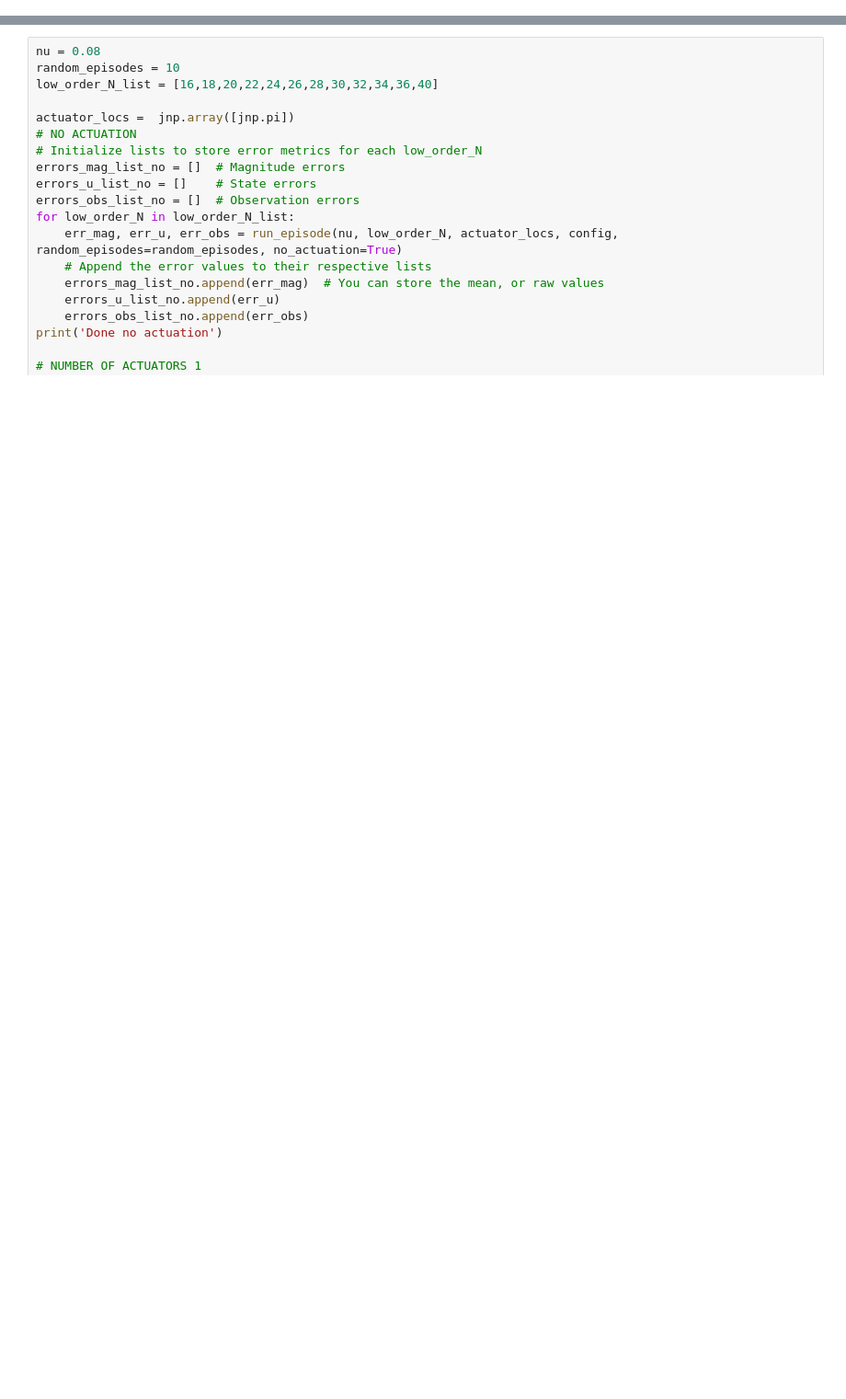
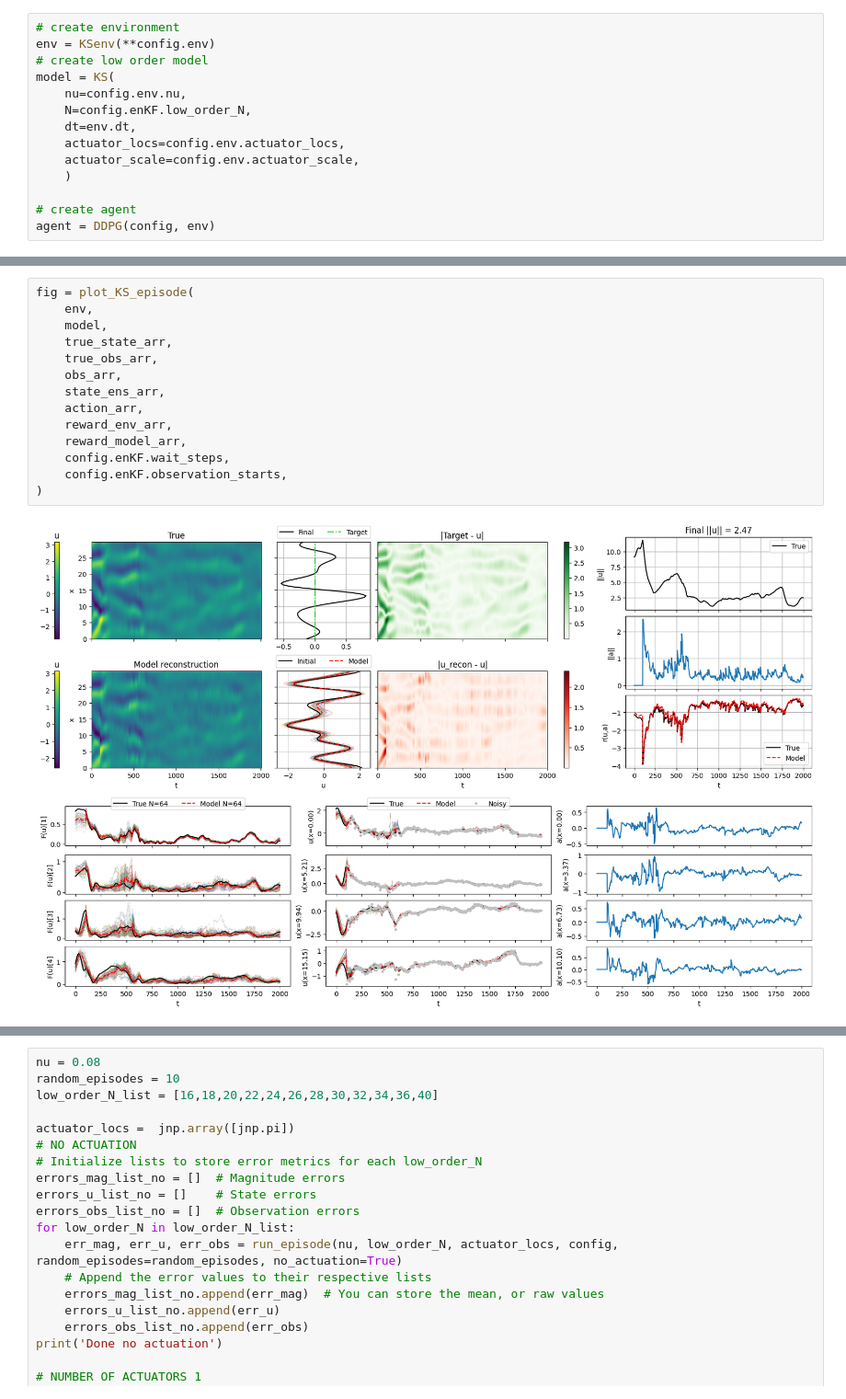
Before and after one commit to MagriLab/DA-RL, a Jupyter notebook: study.ipynb, the cells around one changed output, grey strips where cells are left out. Shown at 92% size. Cells and saved outputs as stored; diff of their text form; blank space fills up the shorter version.

```diff
--- a/study.ipynb
+++ b/study.ipynb
@@ -644,0 +927,14 @@ def run_episode(nu, low_order_N, actuator_locs, config, random_episodes=100, no_
+# %%
+# create environment
+env = KSenv(**config.env)
+# create low order model
+model = KS(
+    nu=config.env.nu,
+    N=config.enKF.low_order_N,
+    dt=env.dt,
+    actuator_locs=config.env.actuator_locs,
+    actuator_scale=config.env.actuator_scale,
+    )
+
+# create agent
+agent = DDPG(config, env)
@@ -644,0 +959,16 @@ def run_episode(nu, low_order_N, actuator_locs, config, random_episodes=100, no_
+# %%
+fig = plot_KS_episode(
+    env,
+    model,
+    true_state_arr,
+    true_obs_arr,
+    obs_arr,
+    state_ens_arr,
+    action_arr,
+    reward_env_arr,
+    reward_model_arr,
+    config.enKF.wait_steps,
+    config.enKF.observation_starts,
+)
+# %% [output]
+[figure, added]
```
Also changed, not shown: parts of 16 cells of this notebook, 7 other files.
